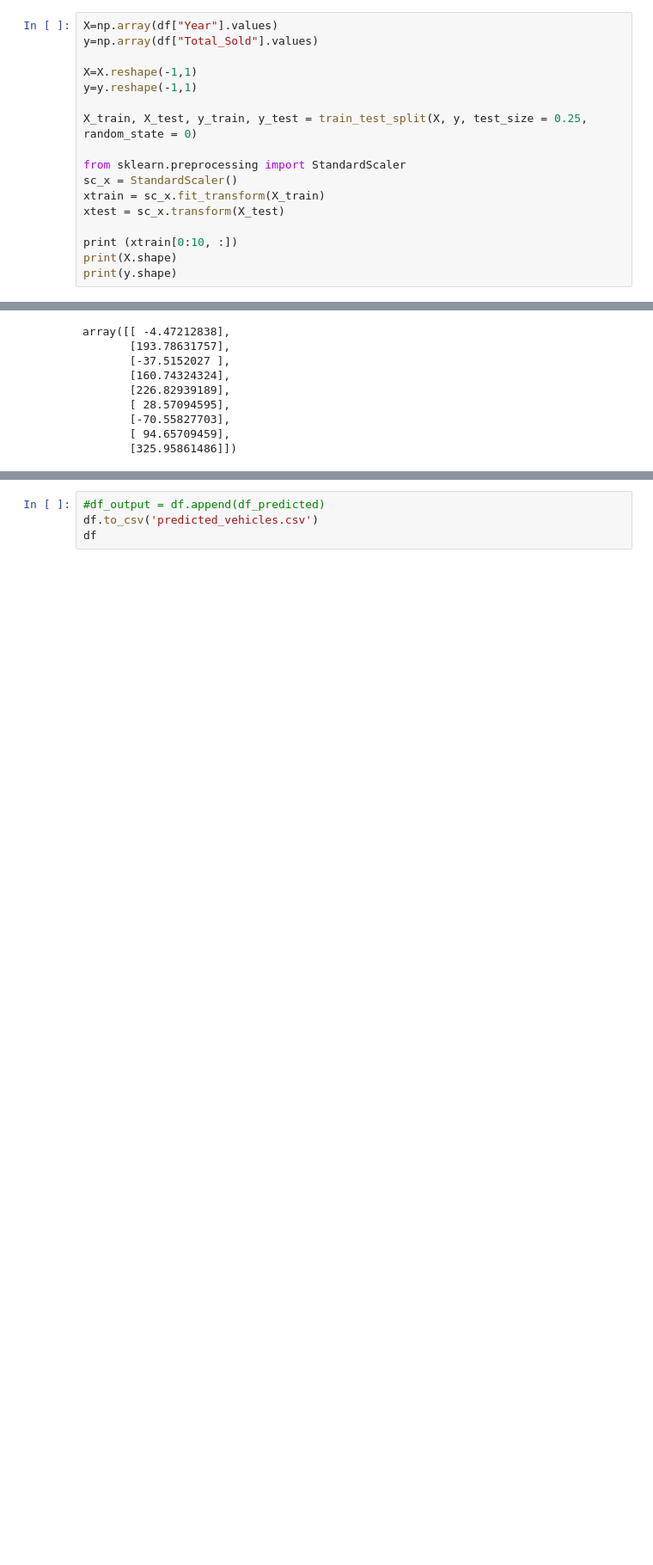
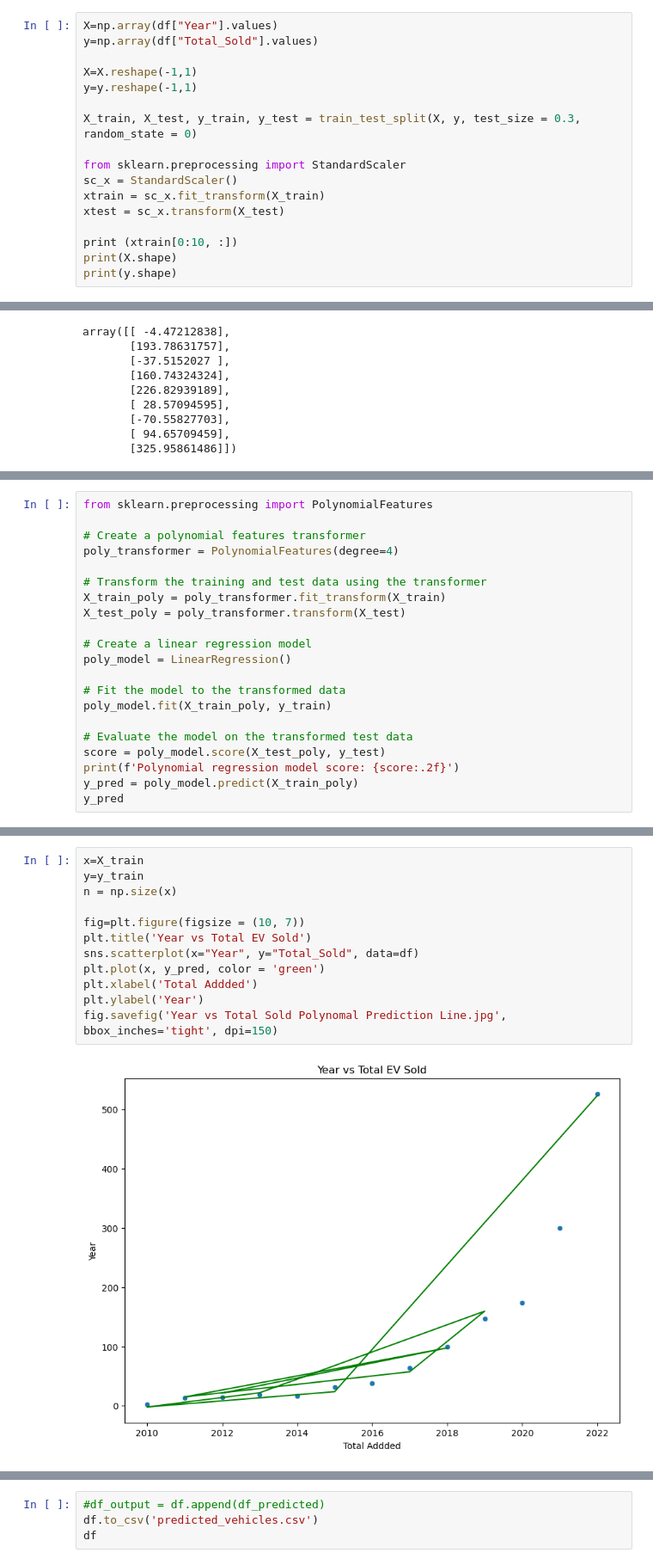
Before and after one commit to DavidN0809/ECGR-4105, a Jupyter notebook: Final Project/EV_Title.ipynb, the cells around one changed output, grey strips where cells are left out. Shown at 86% size. Saved outputs shown, nothing was run; the diff lists cells and outputs as text; blank space fills up the shorter version.

```diff
--- a/Final Project/EV_Title.ipynb
+++ b/Final Project/EV_Title.ipynb
@@ -184,7 +183,7 @@ y=np.array(df["Total_Sold"].values)
 X=X.reshape(-1,1)
 y=y.reshape(-1,1)
 
-X_train, X_test, y_train, y_test = train_test_split(X, y, test_size = 0.25, random_state = 0)
+X_train, X_test, y_train, y_test = train_test_split(X, y, test_size = 0.3, random_state = 0)
 
 from sklearn.preprocessing import StandardScaler
 sc_x = StandardScaler()
@@ -259,0 +262,21 @@ Variance score: 0.6645298661611272
+# %%
+from sklearn.preprocessing import PolynomialFeatures
+
+# Create a polynomial features transformer
+poly_transformer = PolynomialFeatures(degree=4)
+
+# Transform the training and test data using the transformer
+X_train_poly = poly_transformer.fit_transform(X_train)
+X_test_poly = poly_transformer.transform(X_test)
+
+# Create a linear regression model
+poly_model = LinearRegression()
+
+# Fit the model to the transformed data
+poly_model.fit(X_train_poly, y_train)
+
+# Evaluate the model on the transformed test data
+score = poly_model.score(X_test_poly, y_test)
+print(f'Polynomial regression model score: {score:.2f}')
+y_pred = poly_model.predict(X_train_poly)
+y_pred
@@ -259,0 +294,14 @@ Variance score: 0.6645298661611272
+# %%
+x=X_train
+y=y_train
+n = np.size(x)
+
+fig=plt.figure(figsize = (10, 7))
+plt.title('Year vs Total EV Sold')
+sns.scatterplot(x="Year", y="Total_Sold", data=df)
+plt.plot(x, y_pred, color = 'green')
+plt.xlabel('Total Addded')
+plt.ylabel('Year')
+fig.savefig('Year vs Total Sold Polynomal Prediction Line.jpg', bbox_inches='tight', dpi=150)
+# %% [output]
+[figure, added]
```
Also changed, not shown: parts of 21 cells of this notebook, 13 other files.
